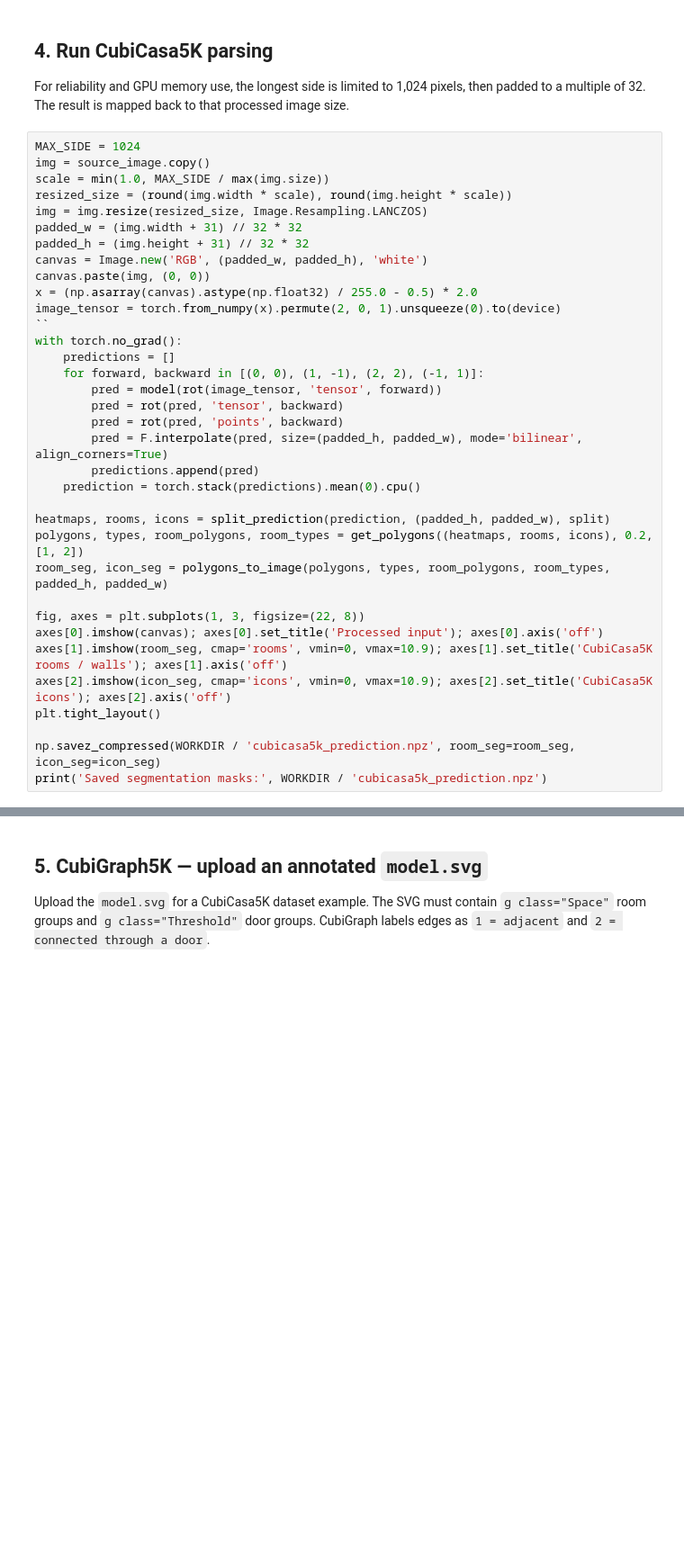
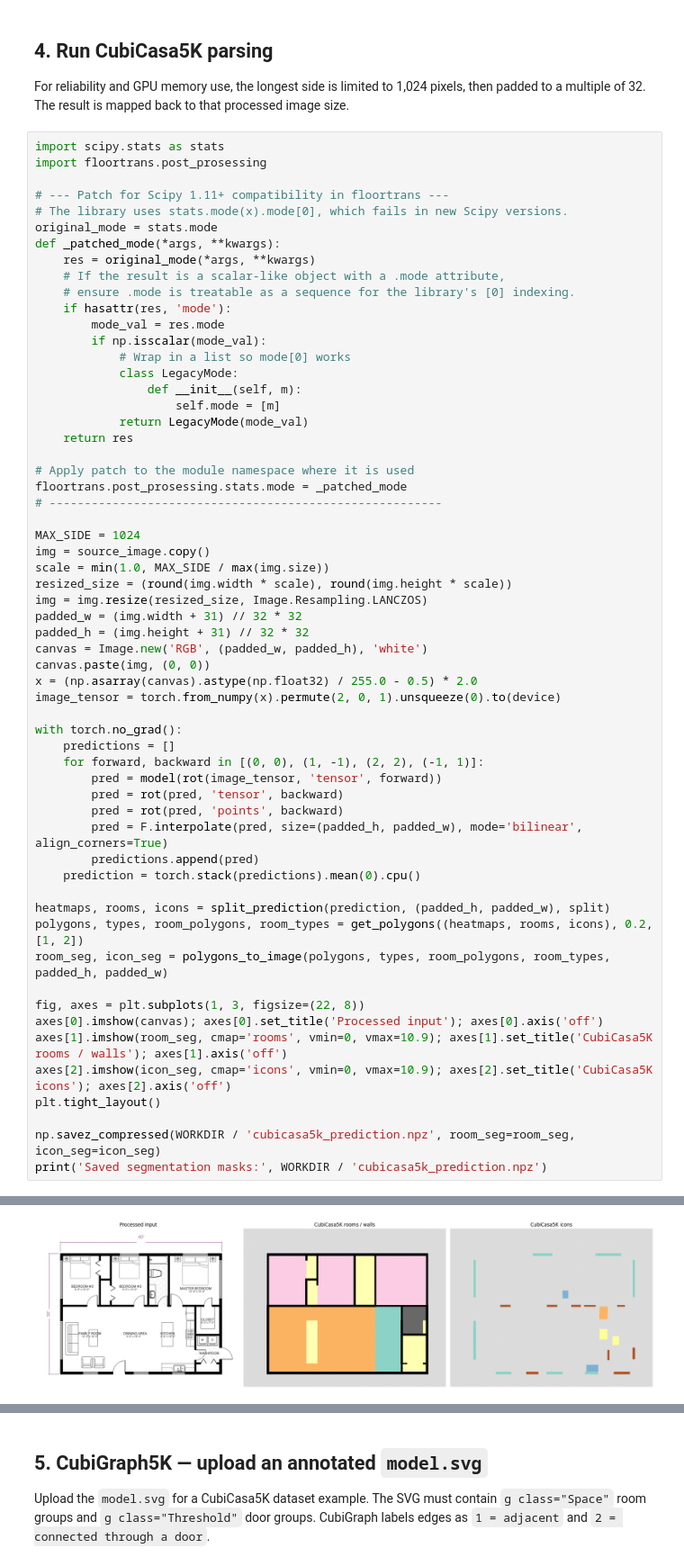
Before and after one commit to omgacai/FYP, a Jupyter notebook: cubicasa5k_cubigraph_colab.ipynb, the cells around one changed output, grey strips where cells are left out. Shown at 90% size. Cells and saved outputs as stored; diff of their text form; blank space fills up the shorter version.

```diff
--- a/cubicasa5k_cubigraph_colab.ipynb
+++ b/cubicasa5k_cubigraph_colab.ipynb
@@ -72,6 +144,30 @@ print('Model loaded on', device)
 
 For reliability and GPU memory use, the longest side is limited to 1,024 pixels, then padded to a multiple of 32. The result is mapped back to that processed image size.
 # %%
+import scipy.stats as stats
+import floortrans.post_prosessing
+
+# --- Patch for Scipy 1.11+ compatibility in floortrans ---
+# The library uses stats.mode(x).mode[0], which fails in new Scipy versions.
+original_mode = stats.mode
+def _patched_mode(*args, **kwargs):
+    res = original_mode(*args, **kwargs)
+    # If the result is a scalar-like object with a .mode attribute,
+    # ensure .mode is treatable as a sequence for the library's [0] indexing.
+    if hasattr(res, 'mode'):
+        mode_val = res.mode
+        if np.isscalar(mode_val):
+            # Wrap in a list so mode[0] works
+            class LegacyMode:
+                def __init__(self, m):
+                    self.mode = [m]
+            return LegacyMode(mode_val)
+    return res
+
+# Apply patch to the module namespace where it is used
+floortrans.post_prosessing.stats.mode = _patched_mode
+# --------------------------------------------------------
+
 MAX_SIDE = 1024
 img = source_image.copy()
 scale = min(1.0, MAX_SIDE / max(img.size))
@@ -83,7 +179,7 @@ canvas = Image.new('RGB', (padded_w, padded_h), 'white')
 canvas.paste(img, (0, 0))
 x = (np.asarray(canvas).astype(np.float32) / 255.0 - 0.5) * 2.0
 image_tensor = torch.from_numpy(x).permute(2, 0, 1).unsqueeze(0).to(device)
-``
+
 with torch.no_grad():
     predictions = []
     for forward, backward in [(0, 0), (1, -1), (2, 2), (-1, 1)]:
@@ -106,3 +202,4 @@ plt.tight_layout()
 
 np.savez_compressed(WORKDIR / 'cubicasa5k_prediction.npz', room_seg=room_seg, icon_seg=icon_seg)
 print('Saved segmentation masks:', WORKDIR / 'cubicasa5k_prediction.npz')
+# %% [output]
@@ -108,0 +207 @@ print('Saved segmentation masks:', WORKDIR / 'cubicasa5k_prediction.npz')
+[figure, added]
```
Also changed, not shown: parts of 10 cells of this notebook, 1 other file.
